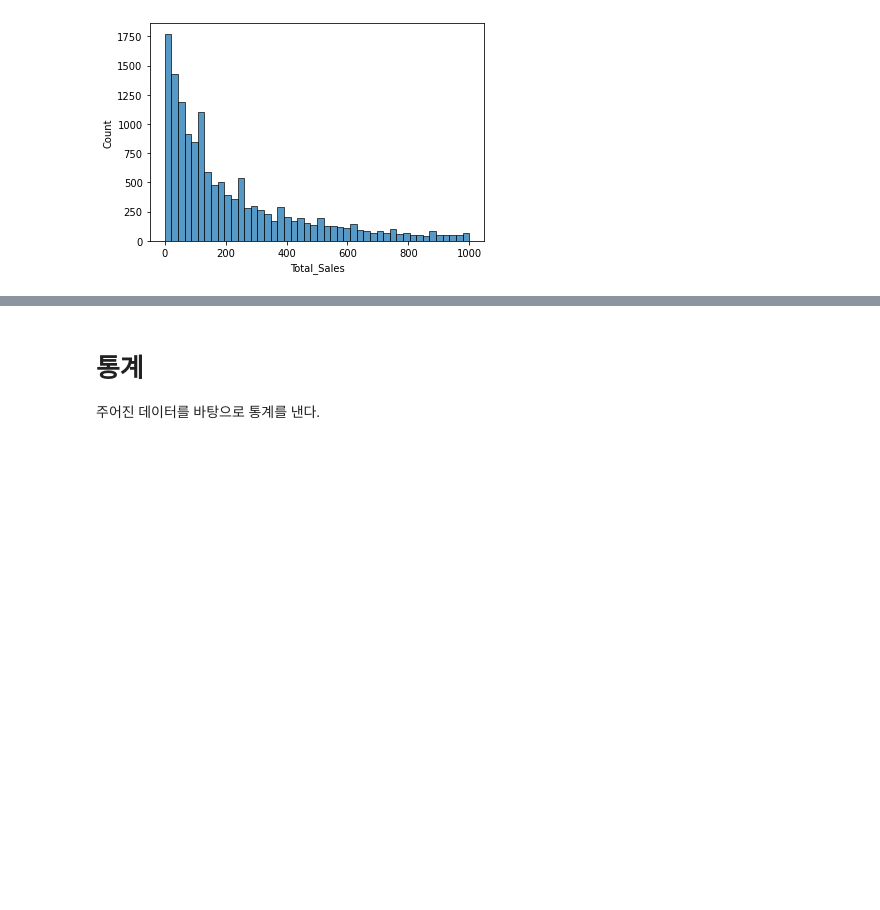
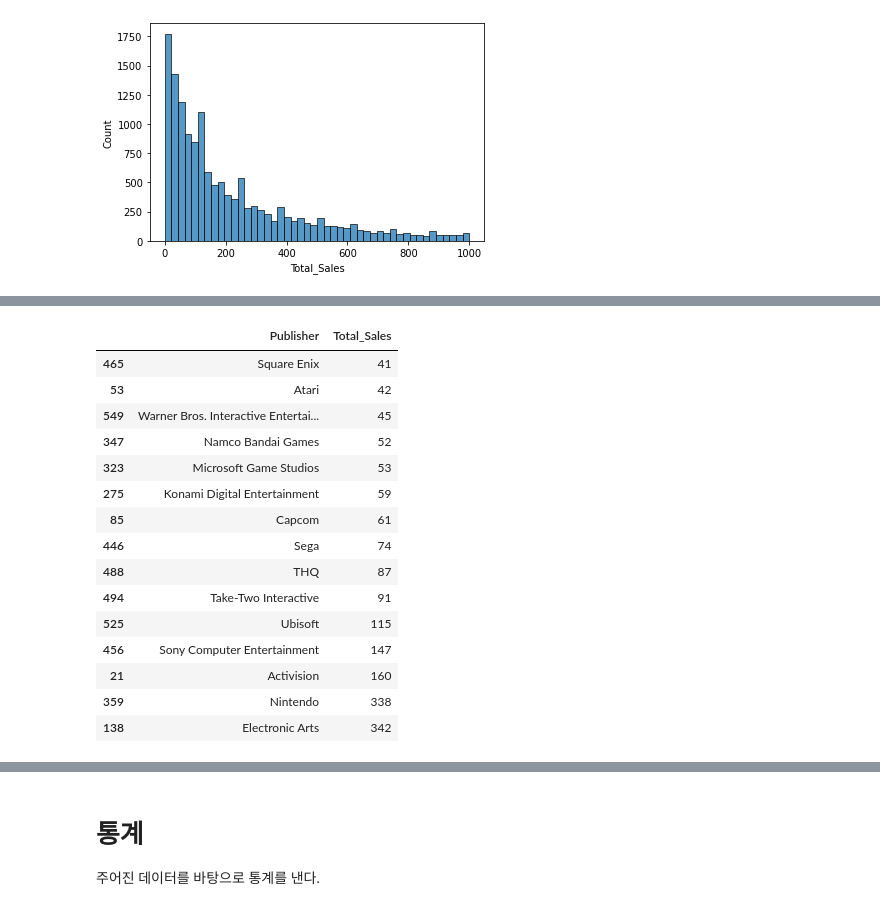
Before and after one commit to e080hsm/Section1_Project, a Jupyter notebook: ai14_n1xx_우성호.ipynb, the cells around one changed output, grey strips where cells are left out. Saved outputs shown, nothing was run; the diff lists cells and outputs as text; code cells hidden in the pictures; blank space fills up the shorter version.

```diff
--- a/ai14_n1xx_우성호.ipynb
+++ b/ai14_n1xx_우성호.ipynb
@@ -344,2 +345,21 @@ SyntaxError: ignored
+# %%
+df_2.sort_values('Total_Sales').tail(15)
+# %% [output]
+|  | Publisher | Total_Sales |
+| 465 | Square Enix | 41 |
+| 53 | Atari | 42 |
+| 549 | Warner Bros. Interactive Entertai... | 45 |
+| 347 | Namco Bandai Games | 52 |
+| 323 | Microsoft Game Studios | 53 |
+| 275 | Konami Digital Entertainment | 59 |
+| 85 | Capcom | 61 |
+| 446 | Sega | 74 |
+| 488 | THQ | 87 |
+| 494 | Take-Two Interactive | 91 |
+| 525 | Ubisoft | 115 |
+| 456 | Sony Computer Entertainment | 147 |
+| 21 | Activision | 160 |
+| 359 | Nintendo | 338 |
+| 138 | Electronic Arts | 342 |
 # %%
 df_3 = df_2.copy()
```
Also changed, not shown: parts of 4 cells of this notebook.
